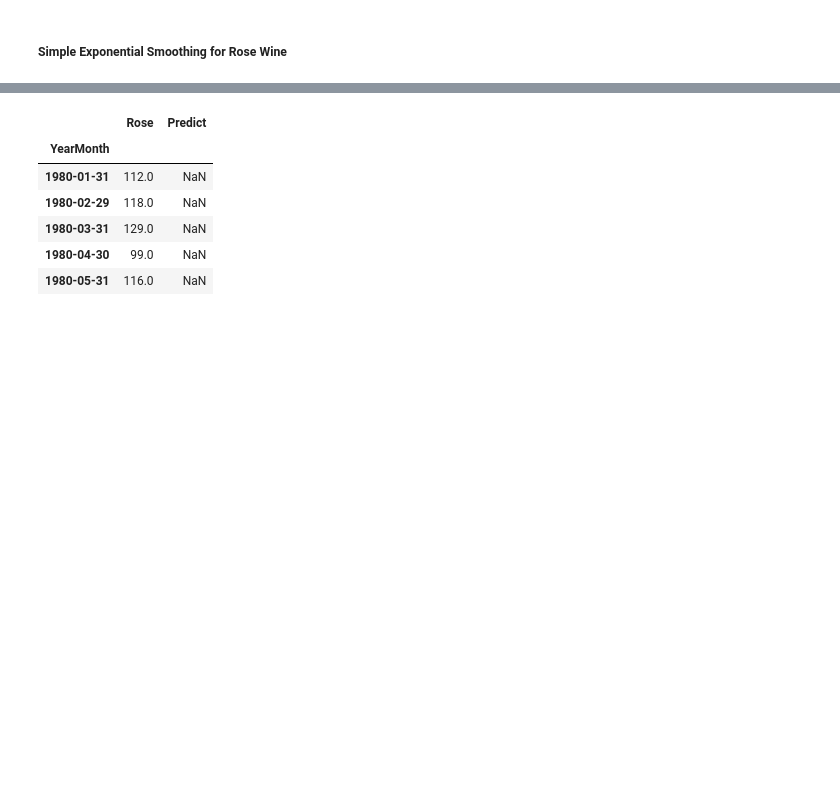
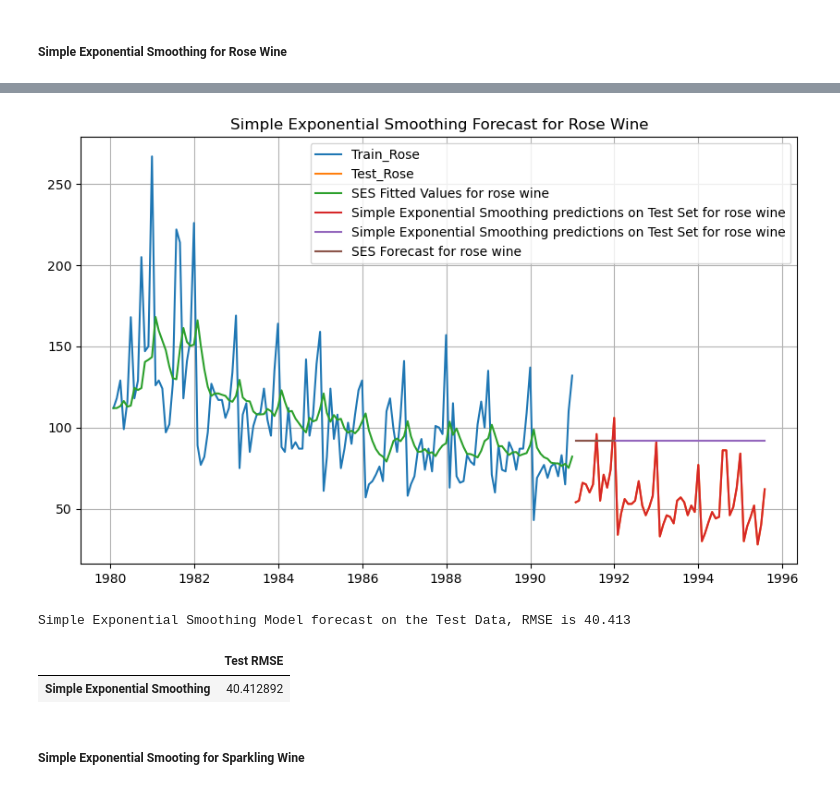
Before and after one commit to Aaryani2024/Time-Forecasting-GL-Project, a Jupyter notebook: Time Forecasting Project.ipynb, the cells around one changed output, grey strips where cells are left out. Saved outputs shown, nothing was run; the diff lists cells and outputs as text; code cells hidden in the pictures; blank space fills up the shorter version.

```diff
--- a/Time Forecasting Project.ipynb
+++ b/Time Forecasting Project.ipynb
@@ -1372 +1372,4 @@ model_ses_rose = ses_rose.fit(optimized=True)
+# %%
+# Generate forecast
+ses_forecast_rose = model_ses_rose.fittedvalues
 # %%
@@ -1383,6 +1386,8 @@ model_ses_rose.params
  'use_boxcox': False,
  'lamda': None,
  'remove_bias': False}
+# %%
+ses_rose_forecast = model_ses_rose.forecast(steps=12)
 # %%
 # Using the fitted model on the training set to forecast on the test set
 ses_test_rose['Predict'] = model_ses_rose.forecast(steps=len(test_rose))
@@ -1398,11 +1403,31 @@ ses_test_rose.head()
-# %%
-ses_train_rose['Predict'] = model_ses_rose.forecast(steps=len(train_rose))
-ses_train_rose.head()
-# %% [output]
-|  | Rose | Predict |
-| YearMonth |  |  |
-| 1980-01-31 | 112.0 | NaN |
-| 1980-02-29 | 118.0 | NaN |
-| 1980-03-31 | 129.0 | NaN |
-| 1980-04-30 | 99.0 | NaN |
-| 1980-05-31 | 116.0 | NaN |
+# %%
+# Plot the train & test data and the forecast
+plt.figure(figsize=(10, 6))
+plt.plot(train_rose['Rose'], label='Train_Rose')
+plt.plot(test_rose['Rose'], label='Test_Rose')
+plt.plot(ses_forecast_rose, label='SES Fitted Values for rose wine')
+plt.plot(ses_test_rose, label='Simple Exponential Smoothing predictions on Test Set for rose wine')
+
+# Plot future forecast (optional)
+plt.plot(ses_rose_forecast, label='SES Forecast for rose wine')
+
+plt.title('Simple Exponential Smoothing Forecast for Rose Wine')
+plt.legend(loc='best')
+plt.grid(True)
+plt.show()
+# %% [output]
+[figure, added]
+# %%
+# Model Evaluation
+rmse_ses_rose = metrics.mean_squared_error(ses_test_rose['Rose'],ses_test_rose['Predict'],squared=False)
+print("Simple Exponential Smoothing Model forecast on the Test Data, RMSE is %3.3f" %(rmse_ses_rose))
+# %% [output]
+Simple Exponential Smoothing Model forecast on the Test Data, RMSE is 40.413
+# %%
+result11 = pd.DataFrame({'Test RMSE': [rmse_ses_rose]},index=['Simple Exponential Smoothing'])
+result11
+# %% [output]
+|  | Test RMSE |
+| Simple Exponential Smoothing | 40.412892 |
+# %% [markdown]
+##### Simple Exponential Smooting for Sparkling Wine
```
Also changed, not shown: parts of 12 cells of this notebook.
